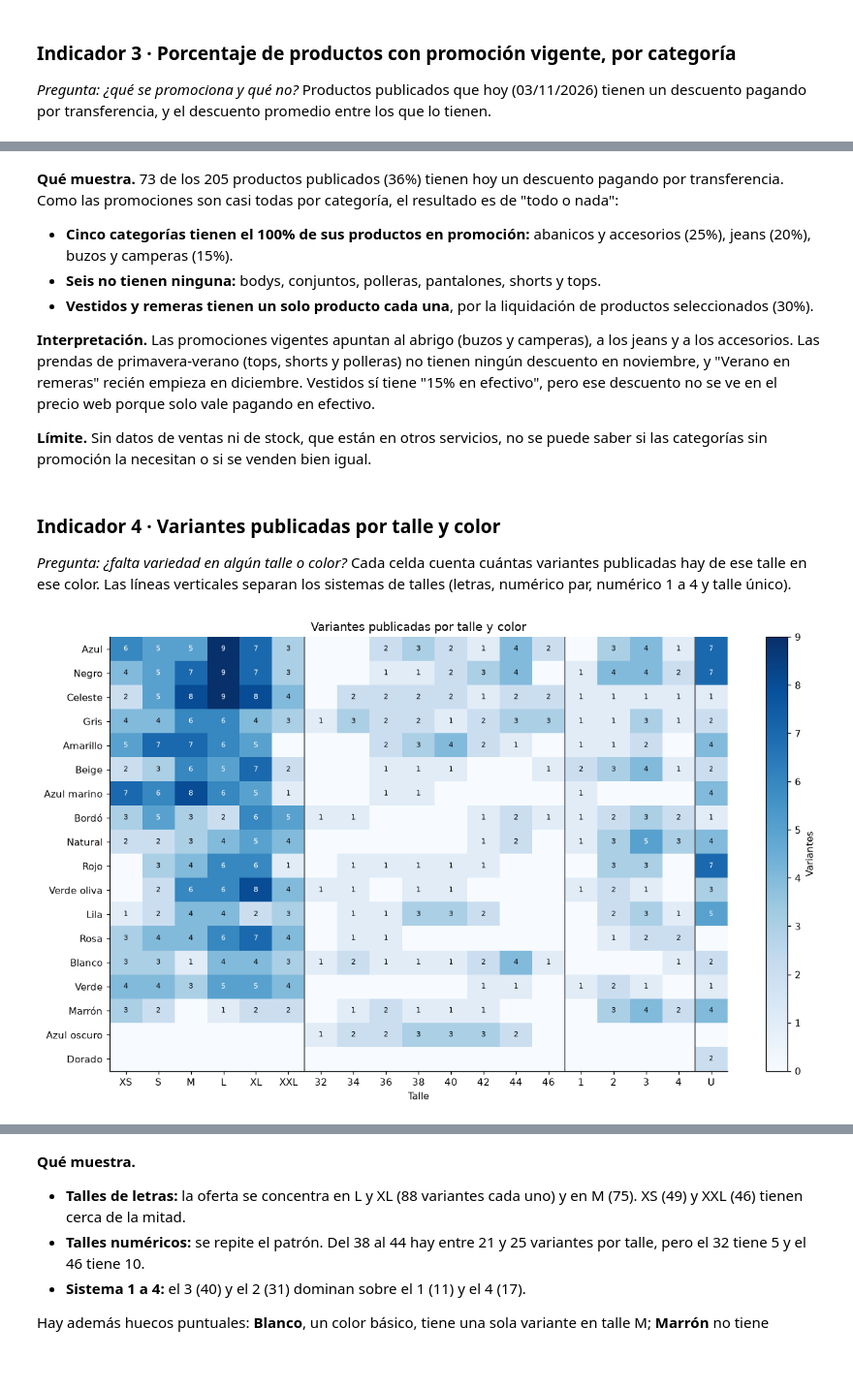
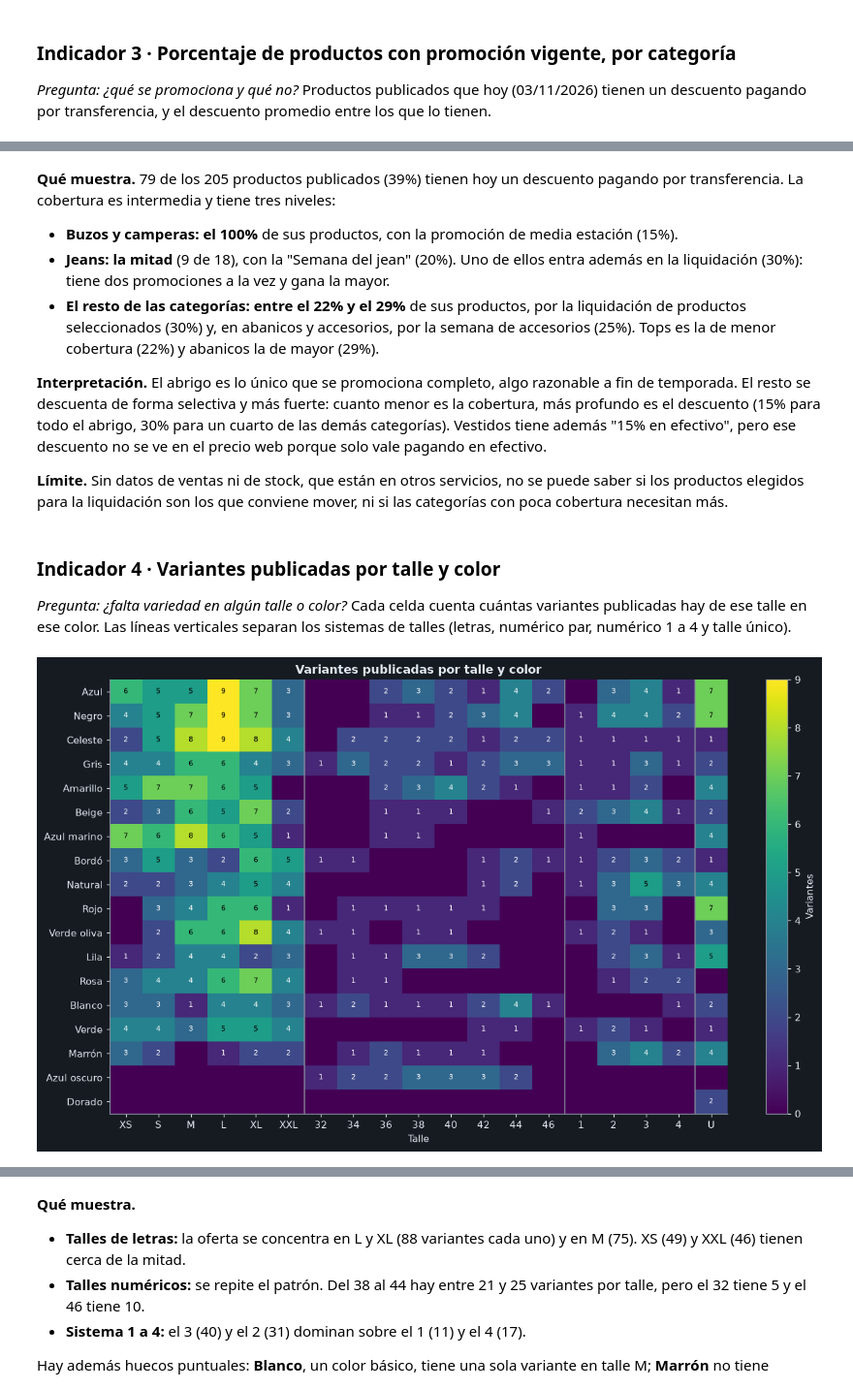
Before and after one commit to JuanHernandez-99/Fav-del-universo, a Jupyter notebook: tp-mongo/analisis/catalogo.ipynb, the cells around one changed output, grey strips where cells are left out. Shown at 97% size. Cells and saved outputs as stored; diff of their text form; code cells hidden in the pictures; blank space fills up the shorter version.

Commit message:
notebook terminado, correccion de promociones

```diff
--- a/tp-mongo/analisis/catalogo.ipynb
+++ b/tp-mongo/analisis/catalogo.ipynb
@@ -43,7 +45,16 @@ cliente.admin.command("ping")
 # "Hoy" es fijo (el día de la defensa) para que el análisis de promociones sea reproducible.
 HOY = datetime(2026, 11, 3, 15, 0, tzinfo=timezone.utc)  # 03/11/2026, 12:00 de Argentina
 
-plt.rcParams.update({"figure.dpi": 110, "axes.spines.top": False, "axes.spines.right": False})
+# Estilo oscuro de los gráficos: los mismos colores que la versión HTML (exportar_html.py).
+FONDO, TEXTO, TENUE = "#161b22", "#e6edf3", "#8b949e"
+AZUL, NARANJA, VERDE = "#58a6ff", "#f0883e", "#3fb950"
+plt.rcParams.update({
+    "figure.dpi": 110, "axes.spines.top": False, "axes.spines.right": False,
+    "figure.facecolor": FONDO, "axes.facecolor": FONDO, "savefig.facecolor": FONDO,
+    "text.color": TEXTO, "axes.labelcolor": TEXTO, "axes.edgecolor": TENUE, "axes.titlecolor": TEXTO,
+    "axes.titleweight": "bold", "xtick.color": TEXTO, "ytick.color": TEXTO,
+    "legend.facecolor": FONDO, "legend.edgecolor": TENUE,
+})
 def ars(monto, decimales=0):
     # Formato argentino: punto de miles y coma decimal ($34.338,88).
     texto = f"{monto:,.{decimales}f}".replace(",", "@").replace(".", ",").replace("@", ".")
@@ -302,13 +313,13 @@ promos.round(1)
 # %% [markdown]
-**Qué muestra.** 73 de los 205 productos publicados (36%) tienen hoy un descuento pagando por transferencia. Como las promociones son casi todas por categoría, el resultado es de "todo o nada":
+**Qué muestra.** 79 de los 205 productos publicados (39%) tienen hoy un descuento pagando por transferencia. La cobertura es intermedia y tiene tres niveles:
 
-- **Cinco categorías tienen el 100% de sus productos en promoción:** abanicos y accesorios (25%), jeans (20%), buzos y camperas (15%).
-- **Seis no tienen ninguna:** bodys, conjuntos, polleras, pantalones, shorts y tops.
-- **Vestidos y remeras tienen un solo producto cada una**, por la liquidación de productos seleccionados (30%).
+- **Buzos y camperas: el 100%** de sus productos, con la promoción de media estación (15%).
+- **Jeans: la mitad** (9 de 18), con la "Semana del jean" (20%). Uno de ellos entra además en la liquidación (30%): tiene dos promociones a la vez y gana la mayor.
+- **El resto de las categorías: entre el 22% y el 29%** de sus productos, por la liquidación de productos seleccionados (30%) y, en abanicos y accesorios, por la semana de accesorios (25%). Tops es la de menor cobertura (22%) y abanicos la de mayor (29%).
 
-**Interpretación.** Las promociones vigentes apuntan al abrigo (buzos y camperas), a los jeans y a los accesorios. Las prendas de primavera-verano (tops, shorts y polleras) no tienen ningún descuento en noviembre, y "Verano en remeras" recién empieza en diciembre. Vestidos sí tiene "15% en efectivo", pero ese descuento no se ve en el precio web porque solo vale pagando en efectivo.
+**Interpretación.** El abrigo es lo único que se promociona completo, algo razonable a fin de temporada. El resto se descuenta de forma selectiva y más fuerte: cuanto menor es la cobertura, más profundo es el descuento (15% para todo el abrigo, 30% para un cuarto de las demás categorías). Vestidos tiene además "15% en efectivo", pero ese descuento no se ve en el precio web porque solo vale pagando en efectivo.
 
-**Límite.** Sin datos de ventas ni de stock, que están en otros servicios, no se puede saber si las categorías sin promoción la necesitan o si se venden bien igual.
+**Límite.** Sin datos de ventas ni de stock, que están en otros servicios, no se puede saber si los productos elegidos para la liquidación son los que conviene mover, ni si las categorías con poca cobertura necesitan más.
 # %% [markdown]
 ### Indicador 4 · Variantes publicadas por talle y color
 
@@ -318,37 +329,37 @@ SISTEMAS = {
     "LETRAS": ["XS", "S", "M", "L", "XL", "XXL"],
     "NUMERICO_PAR": ["32", "34", "36", "38", "40", "42", "44", "46"],
     "NUMERICO_1_4": ["1", "2", "3", "4"],
     "UNICO": ["U"],
 }
 orden_talles = [t for talles in SISTEMAS.values() for t in talles]
 
 tabla = pd.crosstab(variantes["color"], variantes["talle"]).reindex(columns=orden_talles, fill_value=0)
 tabla = tabla.loc[tabla.sum(axis=1).sort_values(ascending=False).index]
 
 fig, ax = plt.subplots(figsize=(12, 7))
-imagen = ax.imshow(tabla.values, cmap="Blues", aspect="auto")
+imagen = ax.imshow(tabla.values, cmap="viridis", aspect="auto")
 ax.set_xticks(range(len(tabla.columns)), tabla.columns)
 ax.set_yticks(range(len(tabla.index)), tabla.index)
 for i in range(tabla.shape[0]):
     for j in range(tabla.shape[1]):
         n = tabla.iat[i, j]
         if n:
-            ax.text(j, i, n, ha="center", va="center", fontsize=7, color="white" if n > tabla.values.max() / 2 else "black")
+            ax.text(j, i, n, ha="center", va="center", fontsize=7, color="black" if n > tabla.values.max() / 2 else "white")
 corte = 0
 for talles in list(SISTEMAS.values())[:-1]:
     corte += len(talles)
-    ax.axvline(corte - 0.5, color="#555555", linewidth=1)
+    ax.axvline(corte - 0.5, color=TENUE, linewidth=1)
 ax.set_xlabel("Talle")
 ax.set_title("Variantes publicadas por talle y color")
 fig.colorbar(imagen, ax=ax, label="Variantes")
 plt.tight_layout()
 plt.show()
 
 por_talle = tabla.sum().rename("variantes").to_frame()
 por_talle["sistema"] = [s for s, talles in SISTEMAS.items() for _ in talles]
 por_talle.T
 # %% [output]
-[figure, old version]
+[figure, new version]
 | talle | XS | S | M | L | XL | XXL | 32 | 34 | 36 | 38 | 40 | ... |
 | variantes | 49 | 62 | 75 | 88 | 88 | 46 | 5 | 15 | 19 | 23 | 22 | ... |
 | sistema | LETRAS | LETRAS | LETRAS | LETRAS | LETRAS | LETRAS | NUMERICO_PAR | NUMERICO_PAR | NUMERICO_PAR | NUMERICO_PAR | NUMERICO_PAR | ... |
```
Also changed, not shown: parts of 7 cells of this notebook, 16 other files.
